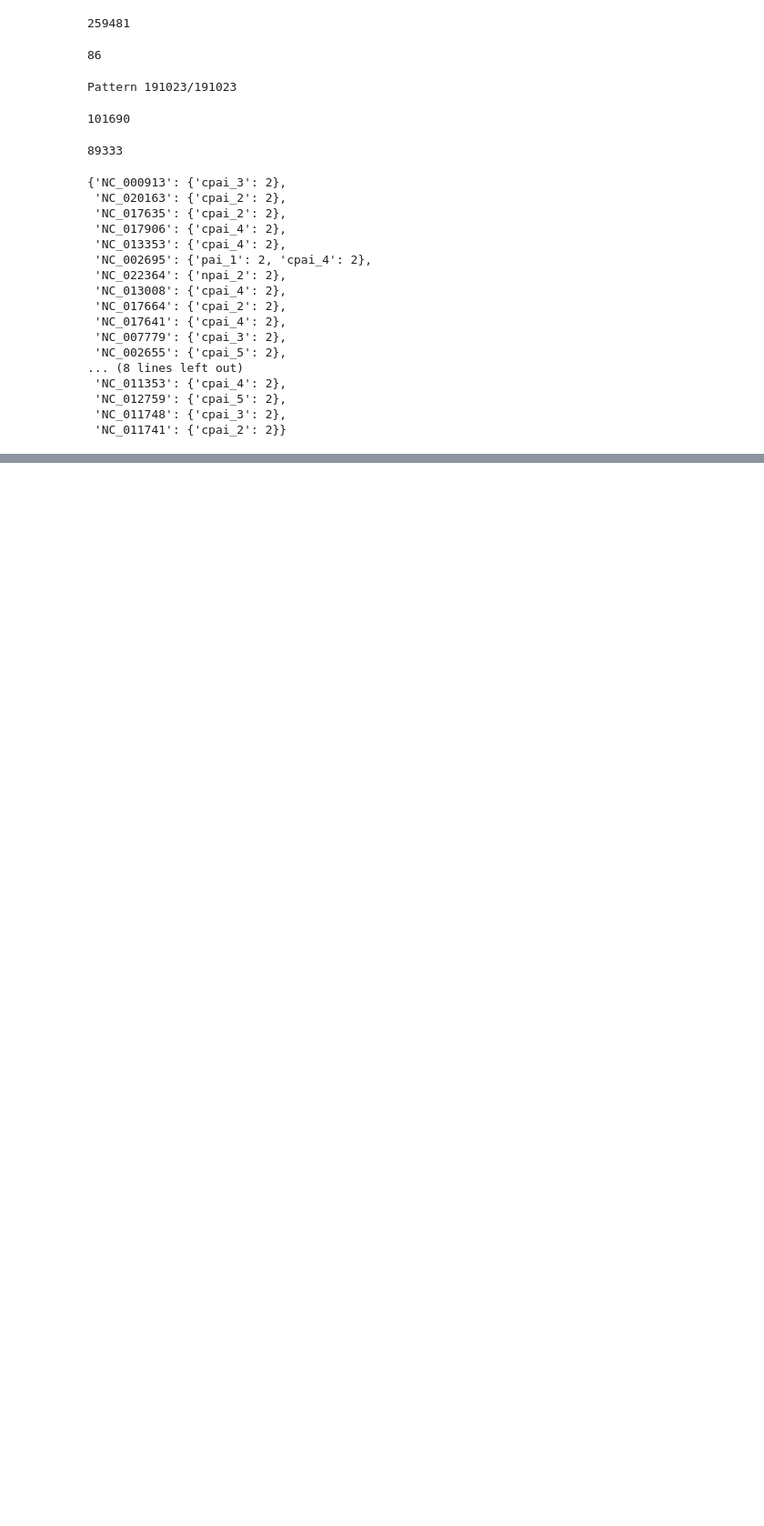
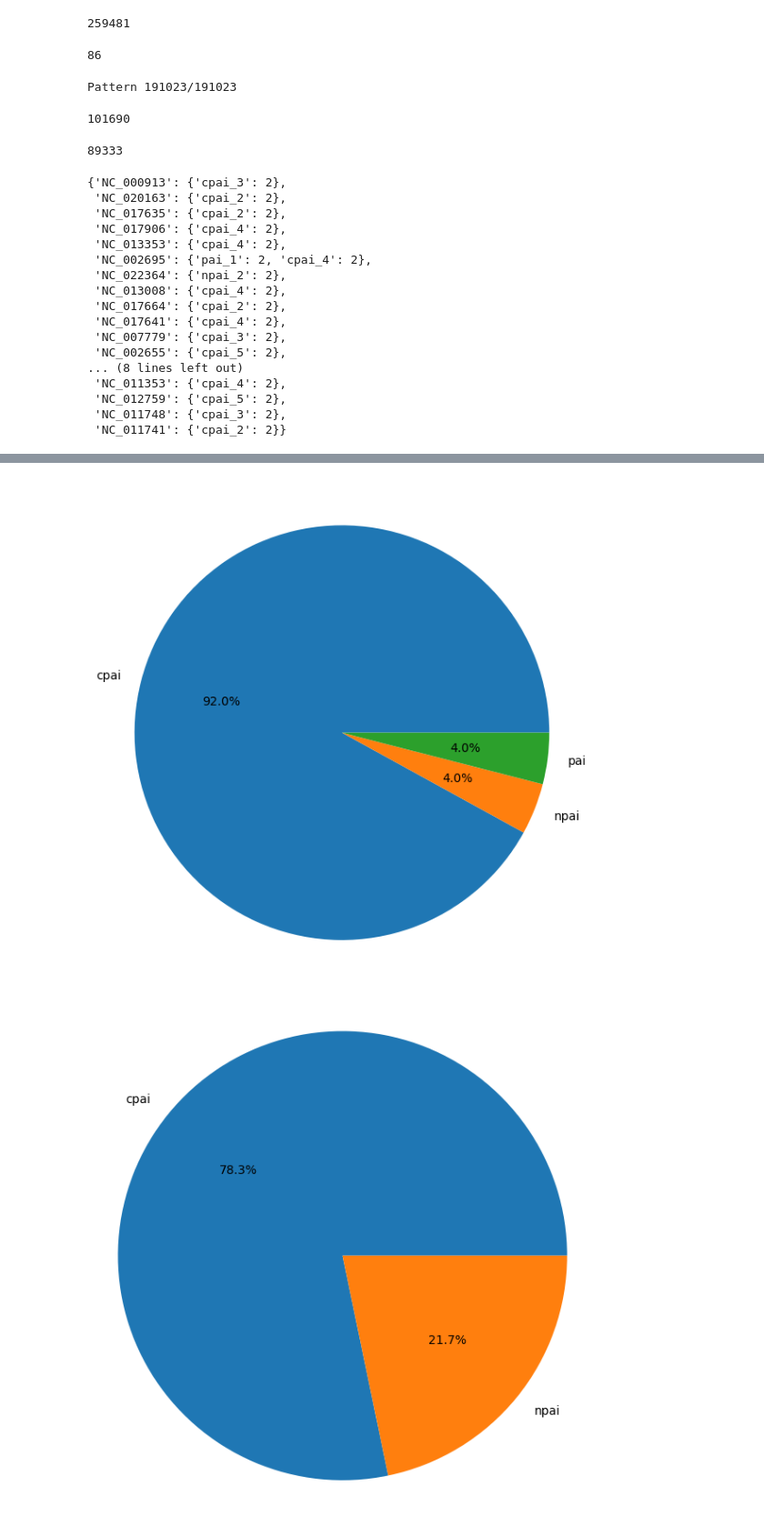
Before and after one commit to veljkoprodan/ip2_pai_patterns, a Jupyter notebook: e_coli.ipynb, the cells around one changed output, grey strips where cells are left out. Shown at 91% size. Saved outputs shown, nothing was run; the diff lists cells and outputs as text; code cells hidden in the pictures; blank space fills up the shorter version.

```diff
--- a/e_coli.ipynb
+++ b/e_coli.ipynb
@@ -1520,0 +1560,49 @@ recurring_patterns_df.to_csv('csv/patterns.csv')
+# %%
+import json
+import matplotlib.pyplot as plt
+
+with open('json/recurring_patterns/filtered_recurring_patterns.json', 'r') as file:
+    all_recurring_patterns = json.load(file)
+
+pattern_freq = [(pattern, sum(sum(island_counts.values()) for island_counts in genome_counts.values())) for pattern, genome_counts in all_recurring_patterns.items()]
+
+sorted_patterns = sorted(pattern_freq, key=lambda x: x[1], reverse=True)
+
+top_3_patterns = []
+
+for pattern, freq in sorted_patterns:
+    is_subpattern_or_superpattern = False
+    for top_pattern, _ in top_3_patterns:
+        if pattern in top_pattern or top_pattern[1:-1] in pattern:
+            is_subpattern_or_superpattern = True
+            break
+
+    if not is_subpattern_or_superpattern:
+        top_3_patterns.append((pattern, freq))
+
+    if len(top_3_patterns) == 3:
+        break
+
+def autopct_format(pct):
+    return f'{pct:.1f}%' if pct > 0 else ''
+
+for i, (pattern, _) in enumerate(top_3_patterns, start=1):
+    cpai_count = sum(occurrences for genome_counts in all_recurring_patterns[pattern].values() for island, occurrences in genome_counts.items() if 'cpai' in island)
+    npai_count = sum(occurrences for genome_counts in all_recurring_patterns[pattern].values() for island, occurrences in genome_counts.items() if 'npai' in island)
+    pai_count = sum(occurrences for genome_counts in all_recurring_patterns[pattern].values() for island, occurrences in genome_counts.items() if 'pai' in island and 'cpai' not in island and 'npai' not in island)
+
+    labels = ['cpai', 'npai', 'pai']
+    sizes = [cpai_count, npai_count, pai_count]
+
+    # Remove labels and sizes for classes with 0 occurrences
+    labels = [label for label, size in zip(labels, sizes) if size > 0]
+    sizes = [size for size in sizes if size > 0]
+
+    plt.figure(figsize=(6, 6))
+    plt.pie(sizes, labels=labels, autopct=autopct_format)
+    plt.axis('equal')
+    plt.tight_layout()
+    plt.show()
+# %% [output]
+[figure, added]
+[figure, added]
```
Also changed, not shown: parts of 2 cells of this notebook, 5 other files.
